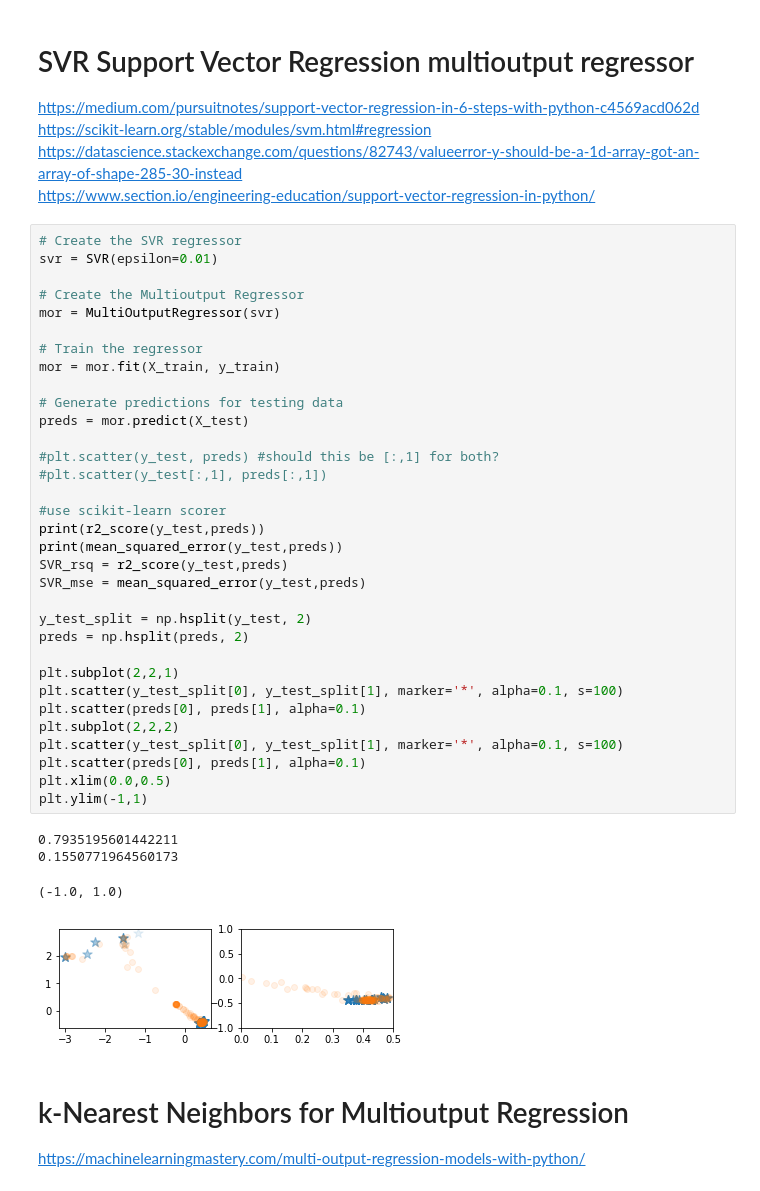
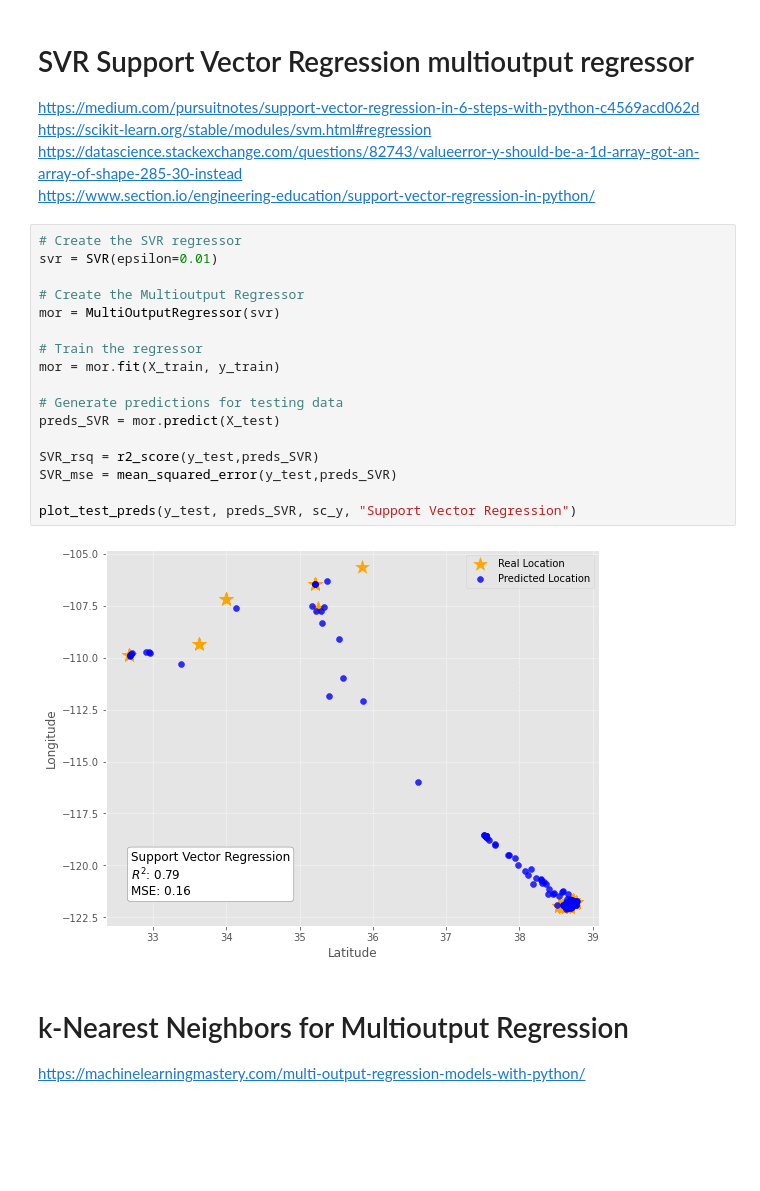
Before and after one commit to hayesrebecca/pollenGeolocation, a Jupyter notebook: 2_modelComparisons.ipynb, the cells around one changed output. Cells and saved outputs as stored; diff of their text form; blank space fills up the shorter version.

```diff
--- a/2_modelComparisons.ipynb
+++ b/2_modelComparisons.ipynb
@@ -76,41 +66,22 @@ https://www.section.io/engineering-education/support-vector-regression-in-python
 # %%
 # Create the SVR regressor
 svr = SVR(epsilon=0.01)
 
 # Create the Multioutput Regressor
 mor = MultiOutputRegressor(svr)
 
 # Train the regressor
 mor = mor.fit(X_train, y_train)
 
 # Generate predictions for testing data
-preds = mor.predict(X_test)
+preds_SVR = mor.predict(X_test)
 
-#plt.scatter(y_test, preds) #should this be [:,1] for both?
-#plt.scatter(y_test[:,1], preds[:,1])
+SVR_rsq = r2_score(y_test,preds_SVR)
+SVR_mse = mean_squared_error(y_test,preds_SVR)
 
-#use scikit-learn scorer
-print(r2_score(y_test,preds))
-print(mean_squared_error(y_test,preds))
-SVR_rsq = r2_score(y_test,preds)
-SVR_mse = mean_squared_error(y_test,preds)
-
-y_test_split = np.hsplit(y_test, 2)
-preds = np.hsplit(preds, 2)
-
-plt.subplot(2,2,1)
-plt.scatter(y_test_split[0], y_test_split[1], marker='*', alpha=0.1, s=100)
-plt.scatter(preds[0], preds[1], alpha=0.1)
-plt.subplot(2,2,2)
-plt.scatter(y_test_split[0], y_test_split[1], marker='*', alpha=0.1, s=100)
-plt.scatter(preds[0], preds[1], alpha=0.1)
-plt.xlim(0.0,0.5)
-plt.ylim(-1,1)
+plot_test_preds(y_test, preds_SVR, sc_y, "Support Vector Regression")
 # %% [output]
-0.7935195601442211
-0.1550771964560173
-(-1.0, 1.0)
-[figure, old version]
+[figure, new version]
 # %% [markdown]
 # k-Nearest Neighbors for Multioutput Regression
 https://machinelearningmastery.com/multi-output-regression-models-with-python/
```
Also changed, not shown: parts of 23 cells of this notebook.
